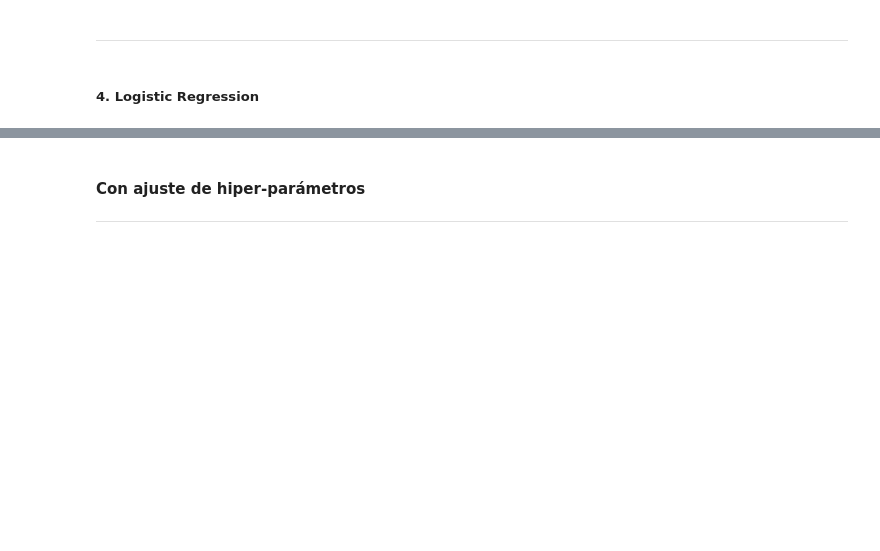
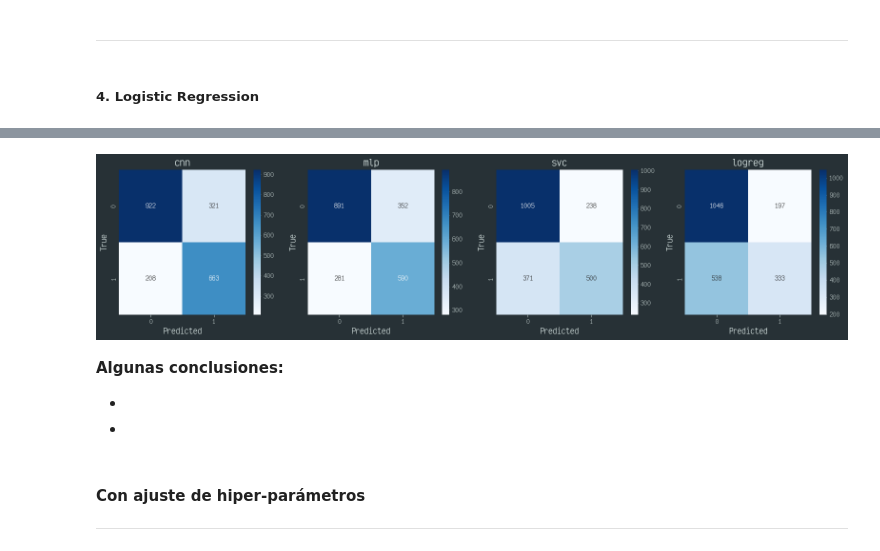
Before and after one commit to Toutl/dml-project, a Jupyter notebook: src/classification/c_3_training.ipynb, the cells around one changed output, grey strips where cells are left out. Cells and saved outputs as stored; diff of their text form; code cells hidden in the pictures; blank space fills up the shorter version.

```diff
--- a/src/classification/c_3_training.ipynb
+++ b/src/classification/c_3_training.ipynb
@@ -393,0 +687,17 @@ acc
+# %%
+def plot_confusion_matrices(models, data, threshold=0.5):
+    n = len(models)
+    plt.figure(figsize=(4 * n, 4))
+
+    for i, (name, model) in enumerate(models.items(), 1):
+        _, y_pred = get_scores(model, data, threshold=threshold)
+        cm = confusion_matrix(data.y_test, y_pred)
+
+        plt.subplot(1, n, i)
+        sns.heatmap(cm, annot=True, fmt="d", cmap="Blues")
+        plt.title(f"{name}")
+        plt.xlabel("Predicted")
+        plt.ylabel("True")
+
+    plt.tight_layout()
+    plt.show()
@@ -393,0 +727,3 @@ acc
+# %%
+plot_confusion_matrices(basic_models, data, threshold=0.4)
+# %% [output]
@@ -394,3 +731,10 @@ acc
+[figure, added]
+# %% [markdown]
+**Algunas conclusiones:**
+
+-
+
+-
 # %% [markdown]
 #### Con ajuste de hiper-parámetros
 ---
```
Also changed, not shown: parts of 44 cells of this notebook, 1 other file.
